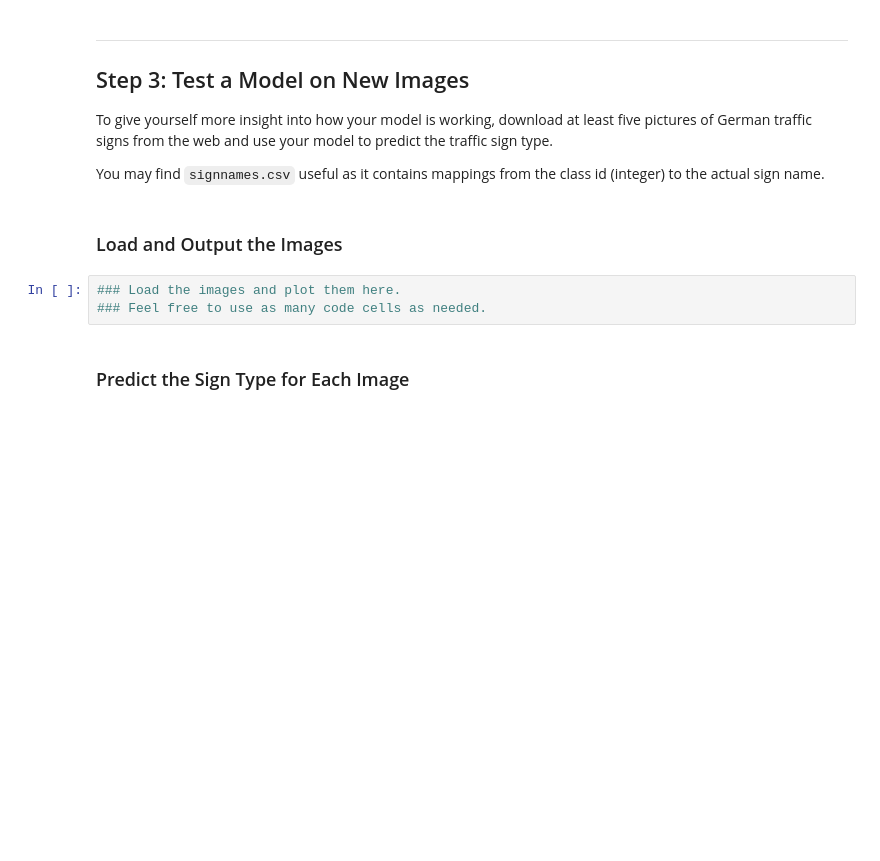
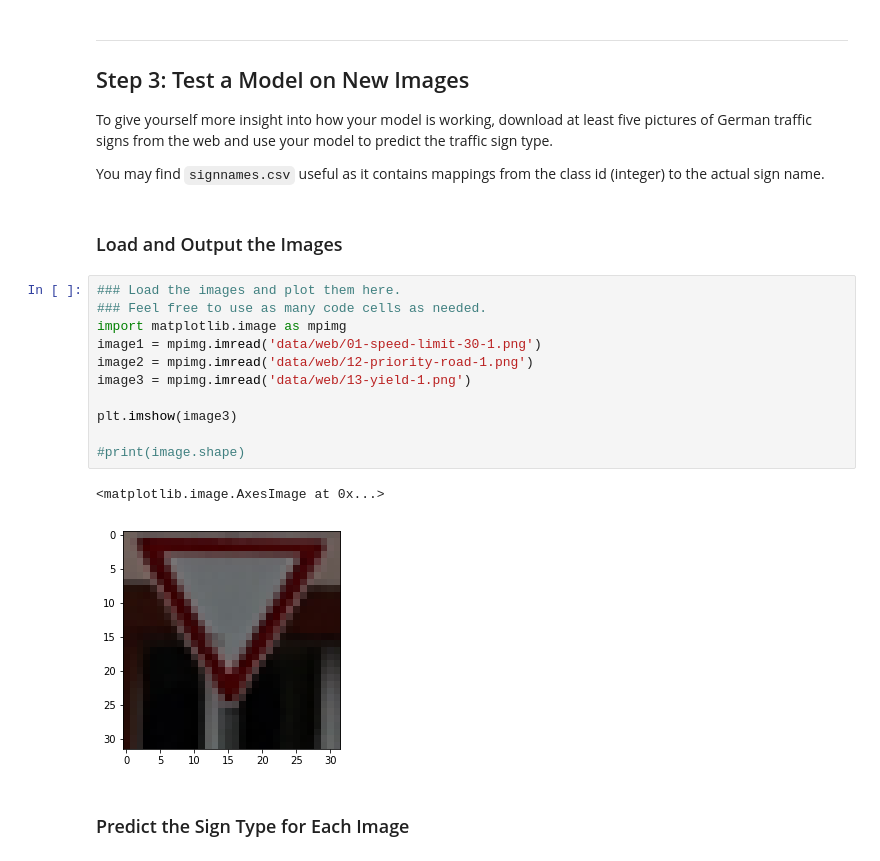
Before and after one commit to amemetov/sdc-term1-prj2-traffic-sign-classifier, a Jupyter notebook: Traffic_Sign_Classifier.ipynb, the cells around one changed output. Saved outputs shown, nothing was run; the diff lists cells and outputs as text; blank space fills up the shorter version.

```diff
--- a/Traffic_Sign_Classifier.ipynb
+++ b/Traffic_Sign_Classifier.ipynb
@@ -554,6 +517,17 @@ You may find `signnames.csv` useful as it contains mappings from the class id (i
 # %%
 ### Load the images and plot them here.
 ### Feel free to use as many code cells as needed.
+import matplotlib.image as mpimg
+image1 = mpimg.imread('data/web/01-speed-limit-30-1.png')
+image2 = mpimg.imread('data/web/12-priority-road-1.png')
+image3 = mpimg.imread('data/web/13-yield-1.png')
+
+plt.imshow(image3)
+
+#print(image.shape)
+# %% [output]
+<matplotlib.image.AxesImage at 0x...>
+[figure, added]
 # %% [markdown]
 ### Predict the Sign Type for Each Image
 # %%
```
Also changed, not shown: parts of 40 cells of this notebook, 1 other file.
